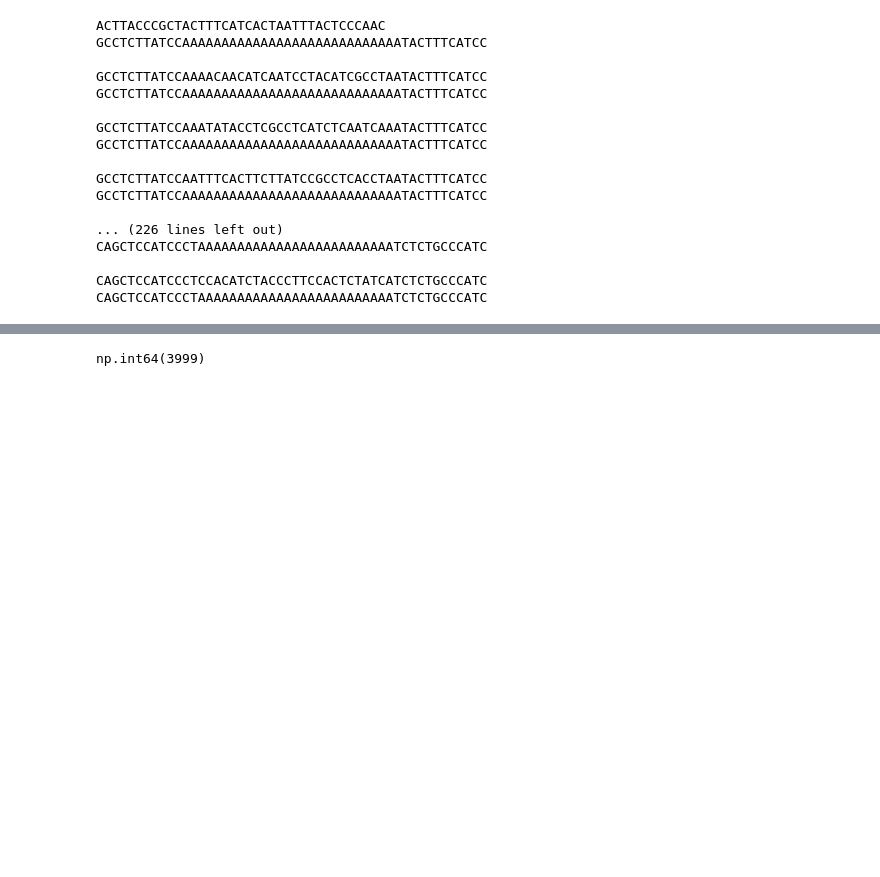
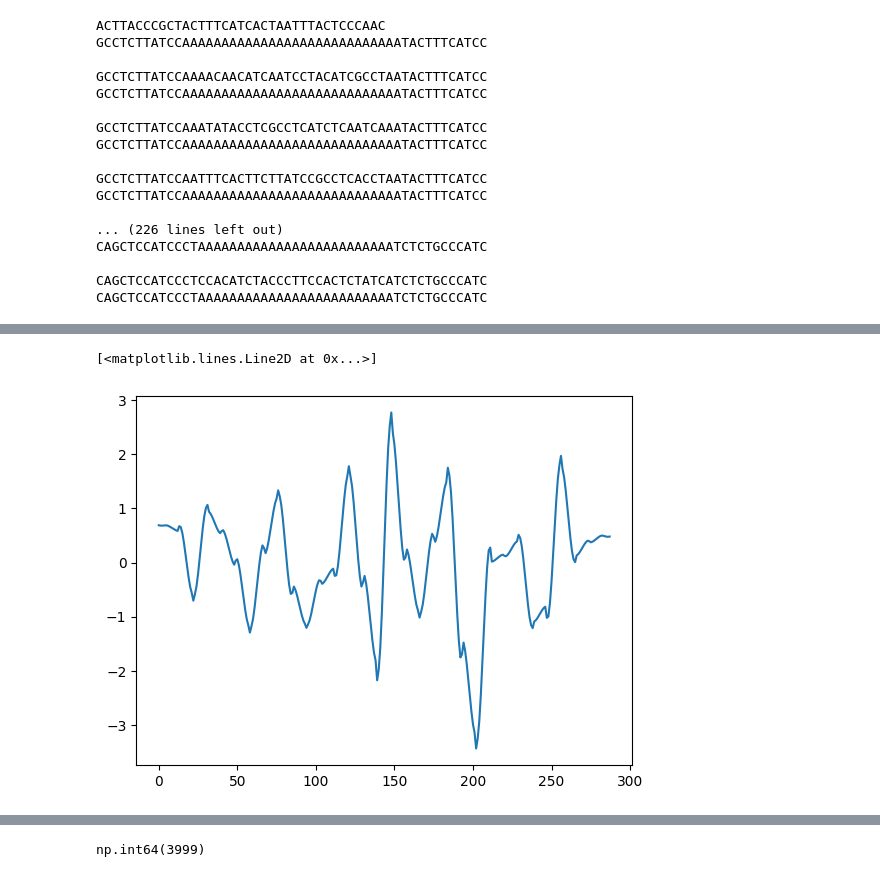
Before and after one commit to Parvfect/DSP, a Jupyter notebook: experimentation.ipynb, the cells around one changed output, grey strips where cells are left out. Drawn from its saved outputs; the diff is of its cells as text; code cells hidden in the pictures; blank space fills up the shorter version.

```diff
--- a/experimentation.ipynb
+++ b/experimentation.ipynb
@@ -260,0 +314,5 @@ array([-0.34175079,  0.28403577,  0.48928728,  0.37105904,  0.02640637,
+# %%
+plt.plot(clean_signal(data[0]))
+# %% [output]
+[<matplotlib.lines.Line2D at 0x...>]
+[figure, added]
```
Also changed, not shown: parts of 58 cells of this notebook.
